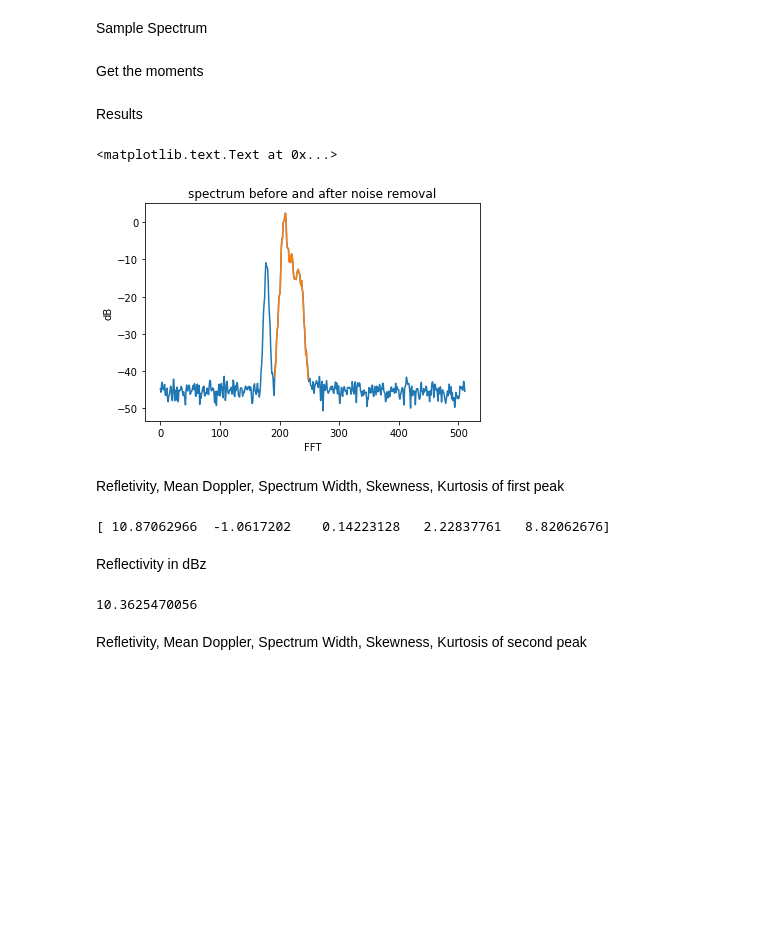
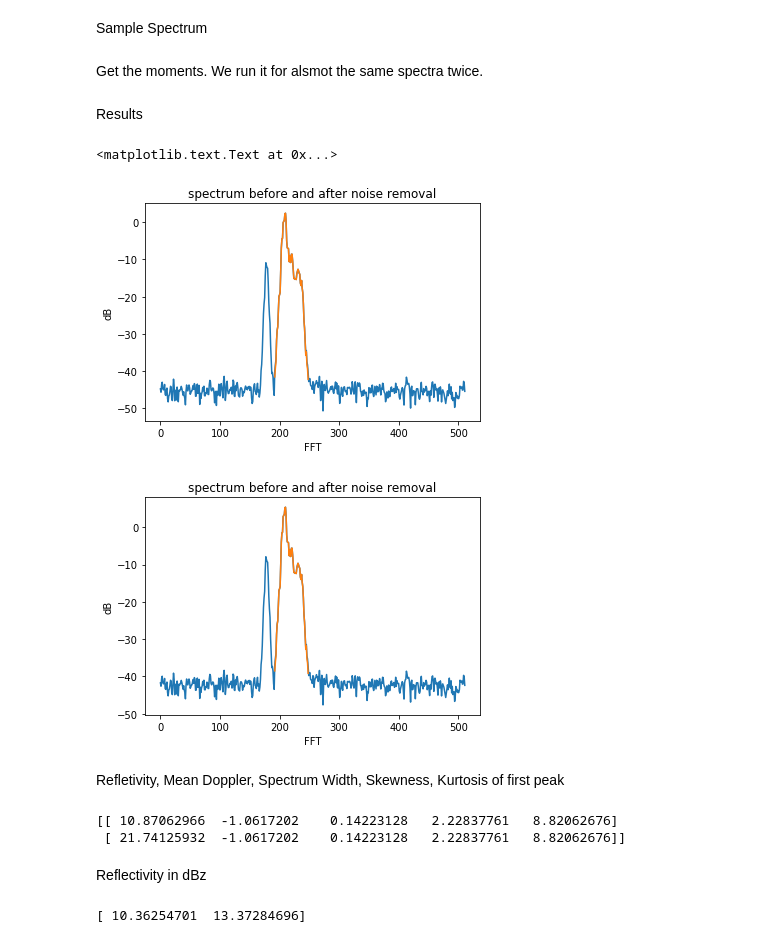
Before and after one commit to maahn/pamRaMom, a Jupyter notebook: examples/simpleExample.ipynb, the cells around one changed output. Drawn from its saved outputs; the diff is of its cells as text; code cells hidden in the pictures; blank space fills up the shorter version.

```diff
--- a/examples/simpleExample.ipynb
+++ b/examples/simpleExample.ipynb
@@ -32,5 +31,5 @@ spectraCalib = np.array([
-# %% [markdown]
-Get the moments
+# %% [markdown]
+Get the moments. We run it for alsmot the same spectra twice.
 # %%
 (
     spectrum_out,
@@ -43,25 +42,33 @@ Get the moments
 # %% [markdown]
 Results
 # %%
+plt.figure(1)
 plt.title('spectrum before and after noise removal')
 plt.plot(np.log10(spectraCalib)*10)
-plt.plot(np.log10(spectrum_out)*10)
+plt.plot(np.log10(spectrum_out[0])*10)
 plt.xlabel('FFT')
 plt.ylabel('dB')
+
+plt.figure(2)
+plt.title('spectrum before and after noise removal')
+plt.plot(np.log10(spectraCalib*2)*10)
+plt.plot(np.log10(spectrum_out[1])*10)
+plt.xlabel('FFT')
+plt.ylabel('dB')
 # %% [output]
 <matplotlib.text.Text at 0x...>
 [figure]
+[figure, added]
 # %% [markdown]
 Refletivity, Mean Doppler, Spectrum Width, Skewness, Kurtosis of first peak
 # %%
-print(moments[:,0])
+print(moments[:,:,0])
 # %% [output]
-[ 10.87062966  -1.0617202    0.14223128   2.22837761   8.82062676]
+[[ 10.87062966  -1.0617202    0.14223128   2.22837761   8.82062676]
+ [ 21.74125932  -1.0617202    0.14223128   2.22837761   8.82062676]]
 # %% [markdown]
 Reflectivity in dBz
 # %%
-print(np.log10(moments[0,0])*10)
+print(np.log10(moments[:,0,0])*10)
 # %% [output]
-10.3625470056
+[ 10.36254701  13.37284696]
-# %% [markdown]
-Refletivity, Mean Doppler, Spectrum Width, Skewness, Kurtosis of second peak
```
Also changed, not shown: parts of 3 cells of this notebook, 4 other files.
